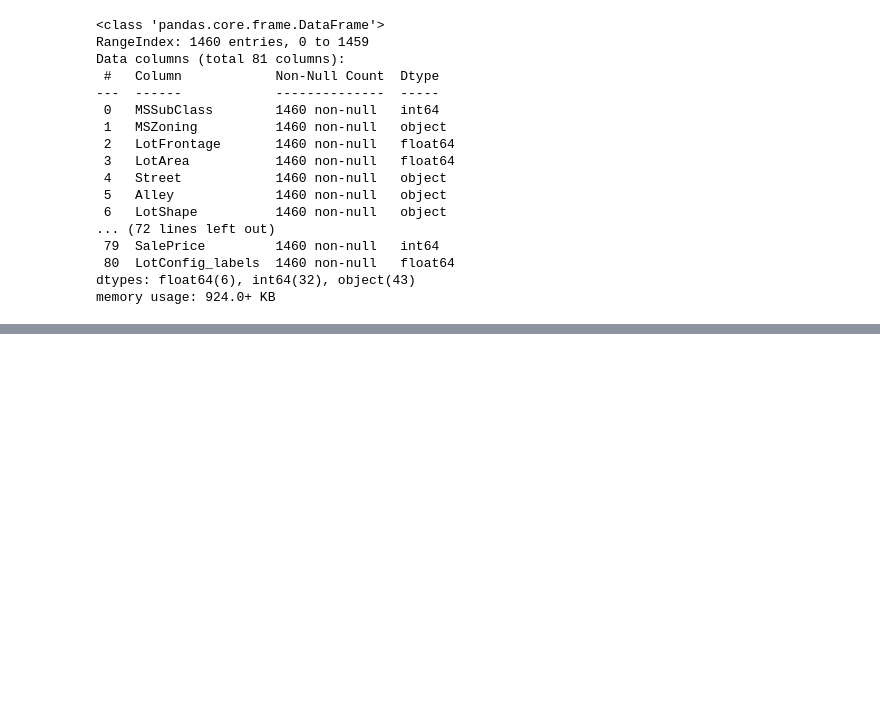
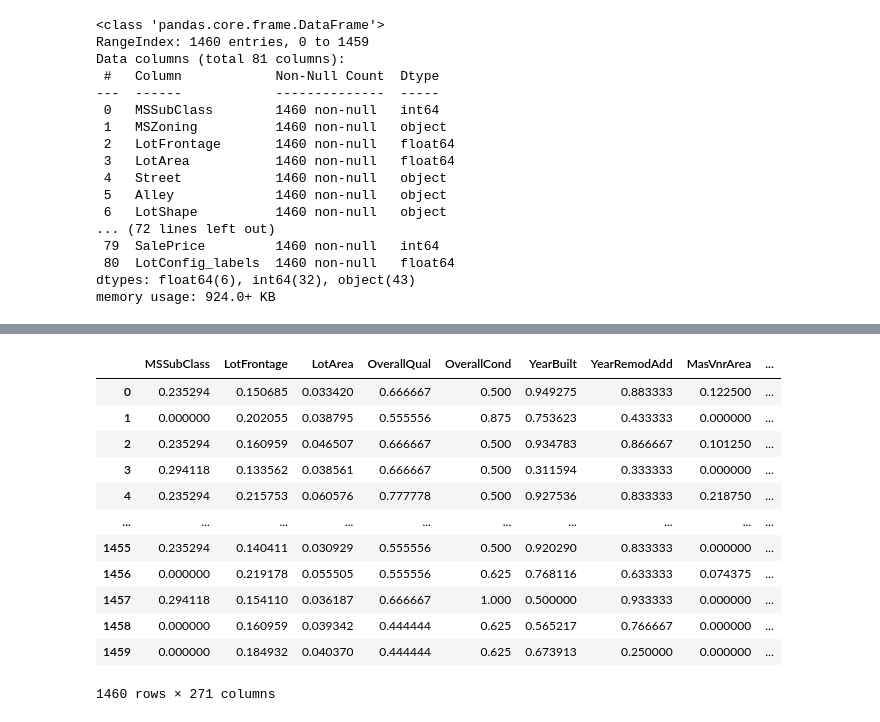
Before and after one commit to JonathanGalvanB/House-prices---Erdos-Institute-DS-Bootcamp-2024, a Jupyter notebook: data_cleaning.ipynb, the cells around one changed output, grey strips where cells are left out. Saved outputs shown, nothing was run; the diff lists cells and outputs as text; code cells hidden in the pictures; blank space fills up the shorter version.

Commit message:
clean data and outliers

```diff
--- a/data_cleaning.ipynb
+++ b/data_cleaning.ipynb
@@ -295,0 +326,2 @@ memory usage: 924.0+ KB
+# %%
+houses = pd.get_dummies(houses, columns=["MSZoning", "Street", "Alley", "LotShape", "LandContour", "Utilities", "LotConfig", "LandSlope", "Neighborhood", "Condition1", "Condition2", "BldgType", "HouseStyle", "RoofStyle", "RoofMatl", "Exterior1st", "Exterior2nd", "MasVnrType", "ExterQual", "ExterCond", "Foundation", "BsmtQual", "BsmtCond", "BsmtExposure", "BsmtFinType1", "BsmtFinType2", "Heating", "HeatingQC", "CentralAir", "Electrical", "KitchenQual", "Functional", "FireplaceQu", "GarageType", "GarageFinish", "GarageQual", "GarageCond", "PavedDrive", "PoolQC", "Fence", "MiscFeature", "MoSold", "SaleType", "SaleCondition"], prefix=["MSZoning", "Street", "Alley", "LotShape", "LandContour", "Utilities", "LotConfig", "LandSlope", "Neighborhood", "Condition1", "Condition2", "BldgType", "HouseStyle", "RoofStyle", "RoofMatl", "Exterior1st", "Exterior2nd", "MasVnrType", "ExterQual", "ExterCond", "Foundation", "BsmtQual", "BsmtCond", "BsmtExposure", "BsmtFinType1", "BsmtFinType2", "Heating", "HeatingQC", "CentralAir", "Electrical", "KitchenQual", "Functional", "FireplaceQu", "GarageType", "GarageFinish", "GarageQual", "GarageCond", "PavedDrive", "PoolQC", "Fence", "MiscFeature", "MoSold", "SaleType", "SaleCondition"], drop_first = True)
@@ -295,0 +339,2 @@ memory usage: 924.0+ KB
+# %%
+houses = houses.replace({True: 1, False: 0})
@@ -295,0 +363,7 @@ memory usage: 924.0+ KB
+# %%
+from sklearn.preprocessing import MinMaxScaler #scale features
+
+scaler = MinMaxScaler()
+# %%
+houses_array = scaler.fit_transform(houses)
+houses_array
@@ -295,0 +384,17 @@ memory usage: 924.0+ KB
+# %%
+houses = pd.DataFrame(houses_array, columns=houses.columns, index=houses.index)
+houses
+# %% [output]
+|  | MSSubClass | LotFrontage | LotArea | OverallQual | OverallCond | YearBuilt | YearRemodAdd | MasVnrArea | ... |
+| 0 | 0.235294 | 0.150685 | 0.033420 | 0.666667 | 0.500 | 0.949275 | 0.883333 | 0.122500 | ... |
+| 1 | 0.000000 | 0.202055 | 0.038795 | 0.555556 | 0.875 | 0.753623 | 0.433333 | 0.000000 | ... |
+| 2 | 0.235294 | 0.160959 | 0.046507 | 0.666667 | 0.500 | 0.934783 | 0.866667 | 0.101250 | ... |
+| 3 | 0.294118 | 0.133562 | 0.038561 | 0.666667 | 0.500 | 0.311594 | 0.333333 | 0.000000 | ... |
+| 4 | 0.235294 | 0.215753 | 0.060576 | 0.777778 | 0.500 | 0.927536 | 0.833333 | 0.218750 | ... |
+| ... | ... | ... | ... | ... | ... | ... | ... | ... | ... |
+| 1455 | 0.235294 | 0.140411 | 0.030929 | 0.555556 | 0.500 | 0.920290 | 0.833333 | 0.000000 | ... |
+| 1456 | 0.000000 | 0.219178 | 0.055505 | 0.555556 | 0.625 | 0.768116 | 0.633333 | 0.074375 | ... |
+| 1457 | 0.294118 | 0.154110 | 0.036187 | 0.666667 | 1.000 | 0.500000 | 0.933333 | 0.000000 | ... |
+| 1458 | 0.000000 | 0.160959 | 0.039342 | 0.444444 | 0.625 | 0.565217 | 0.766667 | 0.000000 | ... |
+| 1459 | 0.000000 | 0.184932 | 0.040370 | 0.444444 | 0.625 | 0.673913 | 0.250000 | 0.000000 | ... |
+1460 rows × 271 columns
```
Also changed, not shown: parts of 16 cells of this notebook.
